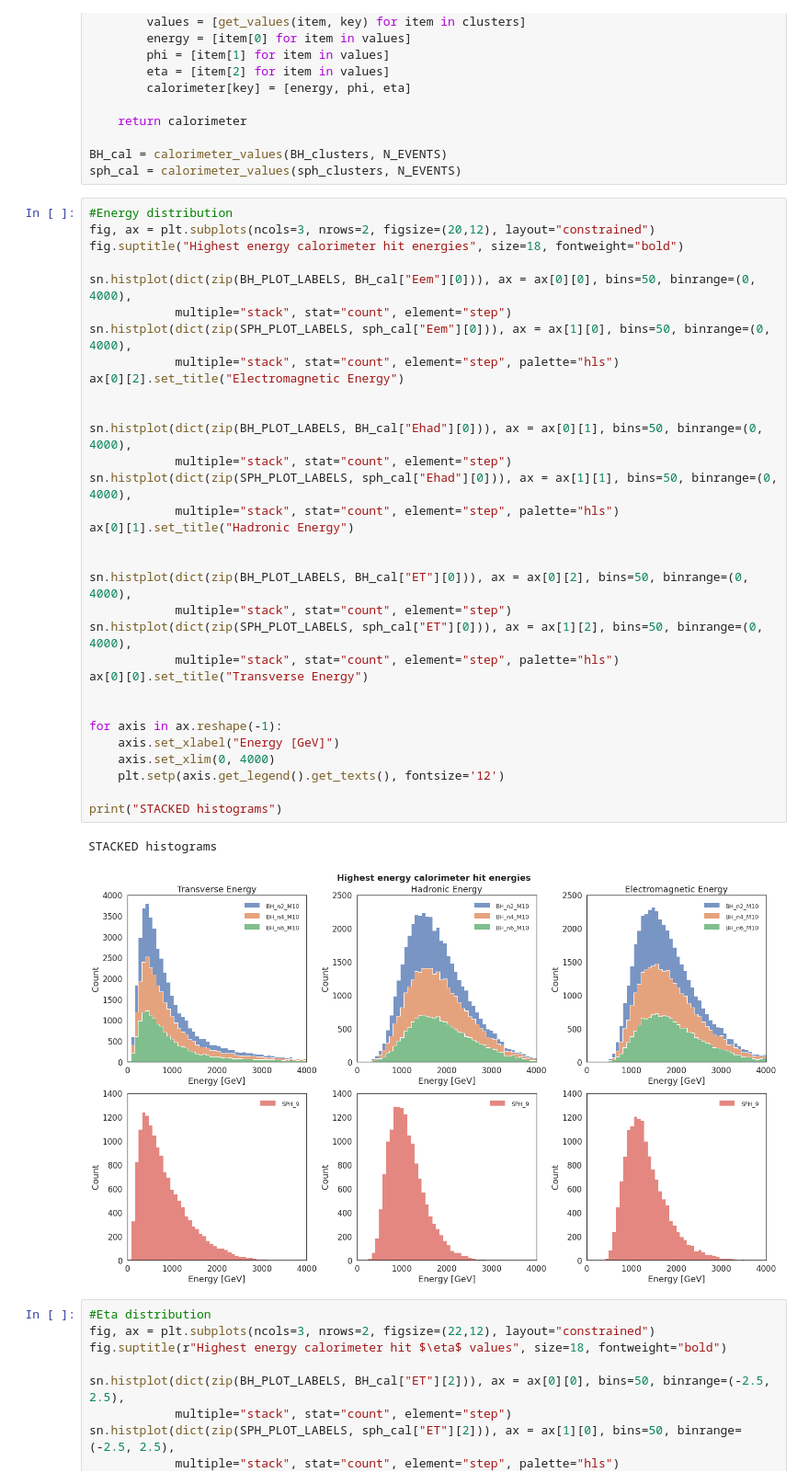
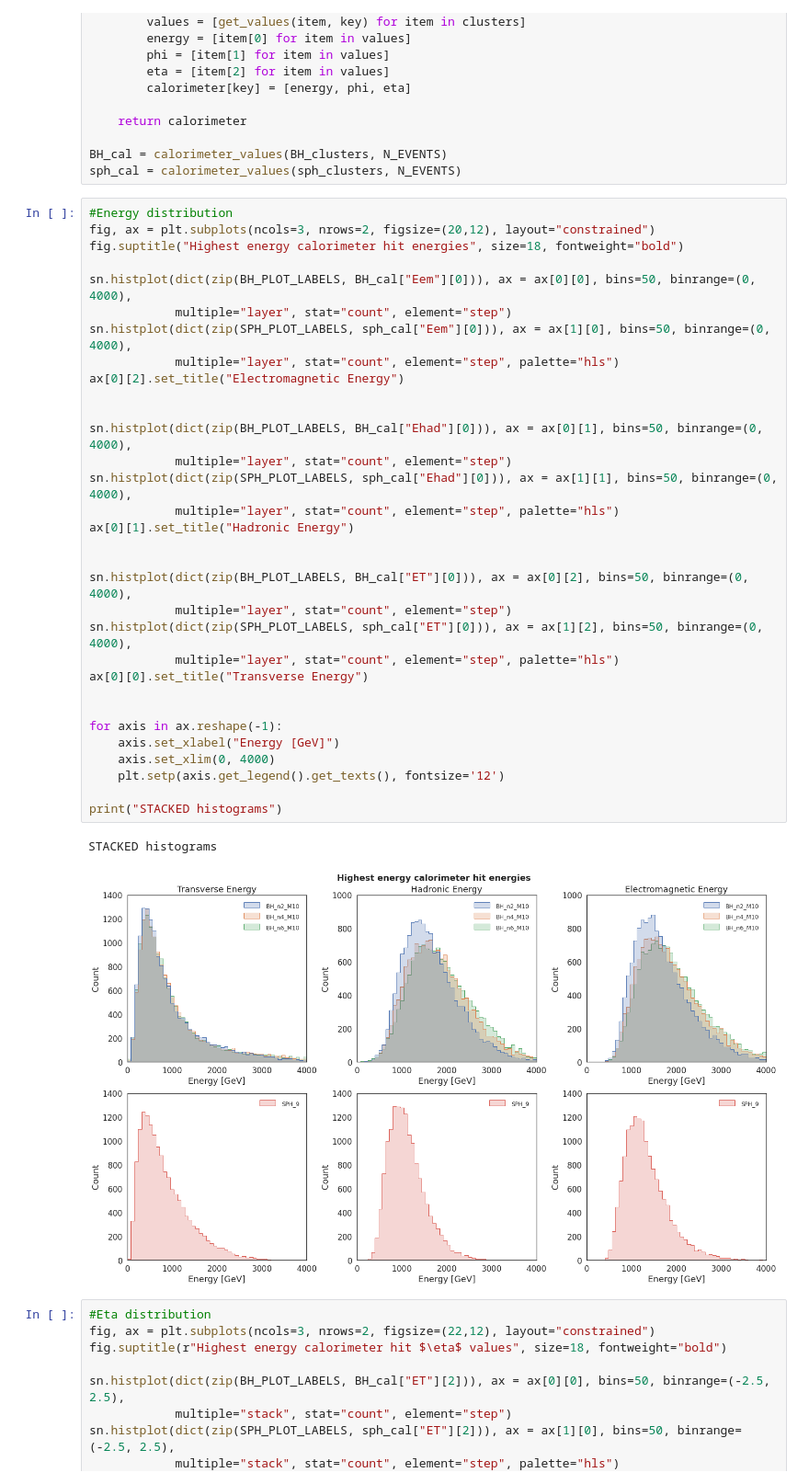
Before and after one commit to choisant/imcalML, a Jupyter notebook: notebooks/samples_analysis.ipynb, the cells around one changed output. Shown at 92% size. Saved outputs shown, nothing was run; the diff lists cells and outputs as text.

```diff
--- a/notebooks/samples_analysis.ipynb
+++ b/notebooks/samples_analysis.ipynb
@@ -491,38 +491,38 @@ sph_cal = calorimeter_values(sph_clusters, N_EVENTS)
 # %%
 #Energy distribution
 fig, ax = plt.subplots(ncols=3, nrows=2, figsize=(20,12), layout="constrained")
 fig.suptitle("Highest energy calorimeter hit energies", size=18, fontweight="bold")
 
 sn.histplot(dict(zip(BH_PLOT_LABELS, BH_cal["Eem"][0])), ax = ax[0][0], bins=50, binrange=(0, 4000),
-            multiple="stack", stat="count", element="step")
+            multiple="layer", stat="count", element="step")
 sn.histplot(dict(zip(SPH_PLOT_LABELS, sph_cal["Eem"][0])), ax = ax[1][0], bins=50, binrange=(0, 4000),
-            multiple="stack", stat="count", element="step", palette="hls")
+            multiple="layer", stat="count", element="step", palette="hls")
 ax[0][2].set_title("Electromagnetic Energy")
 
 
 sn.histplot(dict(zip(BH_PLOT_LABELS, BH_cal["Ehad"][0])), ax = ax[0][1], bins=50, binrange=(0, 4000),
-            multiple="stack", stat="count", element="step")
+            multiple="layer", stat="count", element="step")
 sn.histplot(dict(zip(SPH_PLOT_LABELS, sph_cal["Ehad"][0])), ax = ax[1][1], bins=50, binrange=(0, 4000),
-            multiple="stack", stat="count", element="step", palette="hls")
+            multiple="layer", stat="count", element="step", palette="hls")
 ax[0][1].set_title("Hadronic Energy")
 
 
 sn.histplot(dict(zip(BH_PLOT_LABELS, BH_cal["ET"][0])), ax = ax[0][2], bins=50, binrange=(0, 4000),
-            multiple="stack", stat="count", element="step")
+            multiple="layer", stat="count", element="step")
 sn.histplot(dict(zip(SPH_PLOT_LABELS, sph_cal["ET"][0])), ax = ax[1][2], bins=50, binrange=(0, 4000),
-            multiple="stack", stat="count", element="step", palette="hls")
+            multiple="layer", stat="count", element="step", palette="hls")
 ax[0][0].set_title("Transverse Energy")
 
 
 for axis in ax.reshape(-1):
     axis.set_xlabel("Energy [GeV]")
     axis.set_xlim(0, 4000)
     plt.setp(axis.get_legend().get_texts(), fontsize='12')
 
 print("STACKED histograms")
 # %% [output]
 STACKED histograms
-[figure, old version]
+[figure, new version]
 # %%
 #Eta distribution
 fig, ax = plt.subplots(ncols=3, nrows=2, figsize=(22,12), layout="constrained")
```
Also changed, not shown: 14 other files.
